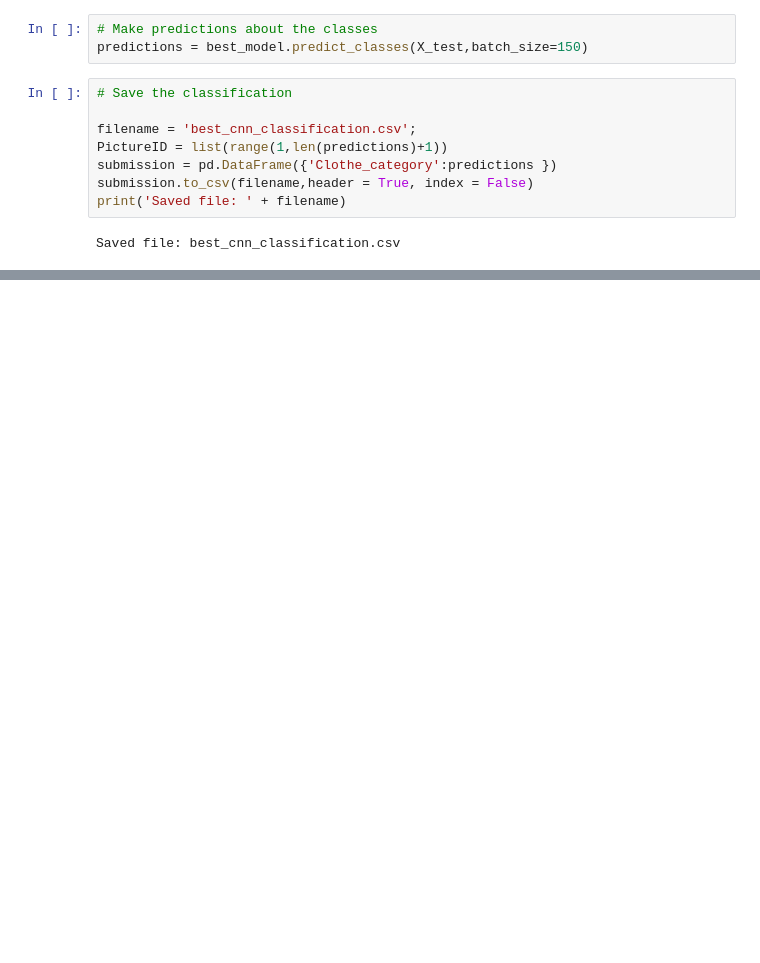
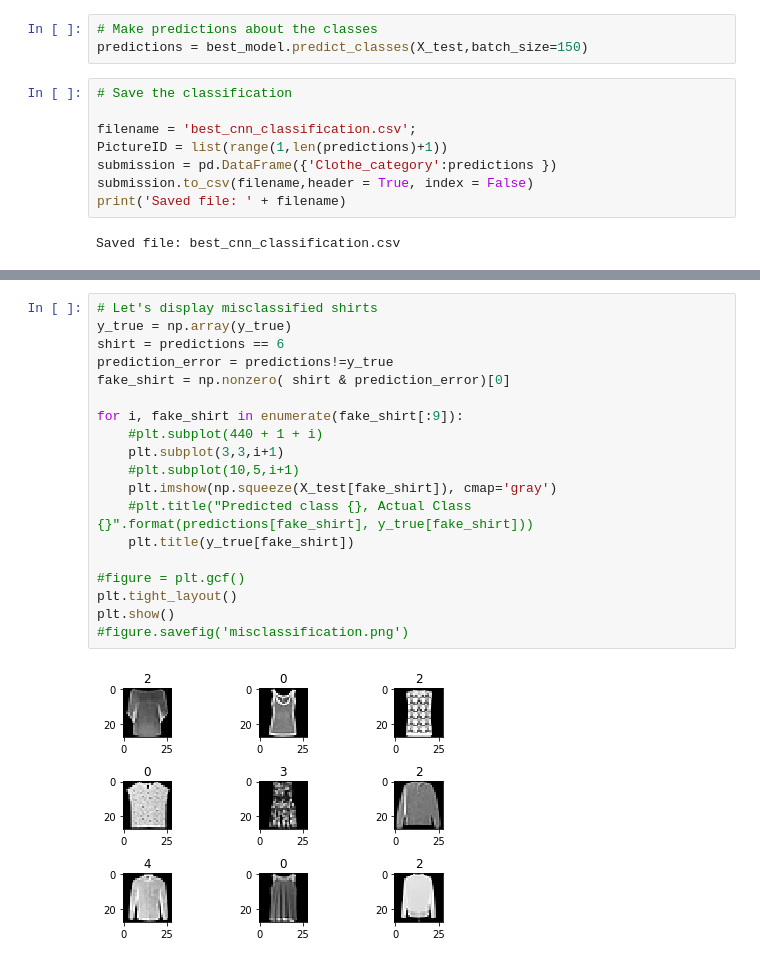
Before and after one commit to dahmd1/fashion-classification, a Jupyter notebook: fashion_classification_cnn.ipynb, the cells around one changed output, grey strips where cells are left out. Saved outputs shown, nothing was run; the diff lists cells and outputs as text; blank space fills up the shorter version.

```diff
--- a/fashion_classification_cnn.ipynb
+++ b/fashion_classification_cnn.ipynb
@@ -219,0 +203,21 @@ print(confusion_matrix(y_true, predictions))
+# %%
+# Let's display misclassified shirts
+y_true = np.array(y_true)
+shirt = predictions == 6
+prediction_error = predictions!=y_true
+fake_shirt = np.nonzero( shirt & prediction_error)[0]
+
+for i, fake_shirt in enumerate(fake_shirt[:9]):
+    #plt.subplot(440 + 1 + i)
+    plt.subplot(3,3,i+1)
+    #plt.subplot(10,5,i+1)
+    plt.imshow(np.squeeze(X_test[fake_shirt]), cmap='gray')
+    #plt.title("Predicted class {}, Actual Class {}".format(predictions[fake_shirt], y_true[fake_shirt]))
+    plt.title(y_true[fake_shirt])
+
+#figure = plt.gcf()
+plt.tight_layout()
+plt.show()
+#figure.savefig('misclassification.png')
+# %% [output]
+[figure, added]
```
Also changed, not shown: parts of 11 cells of this notebook, 1 other file.
